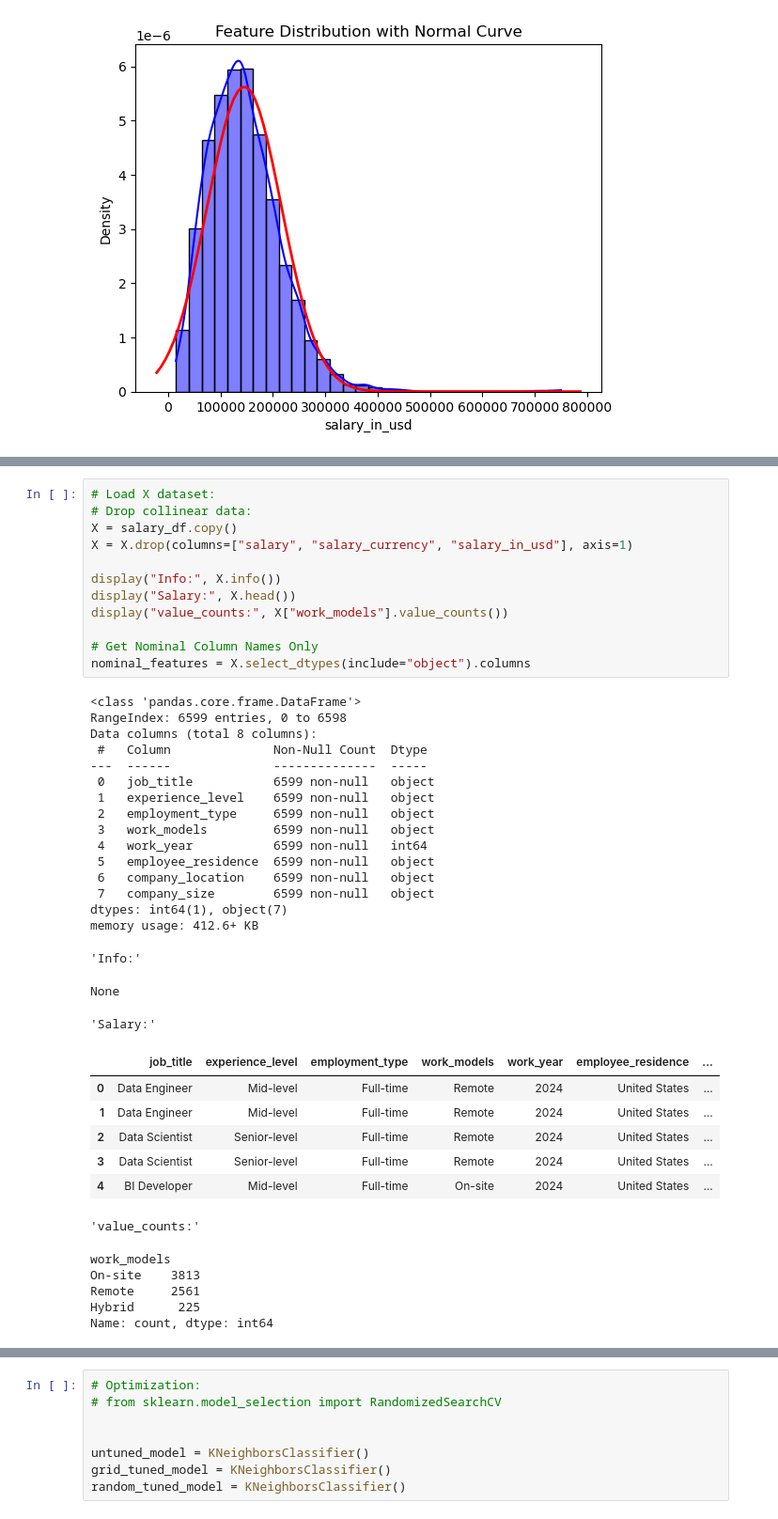
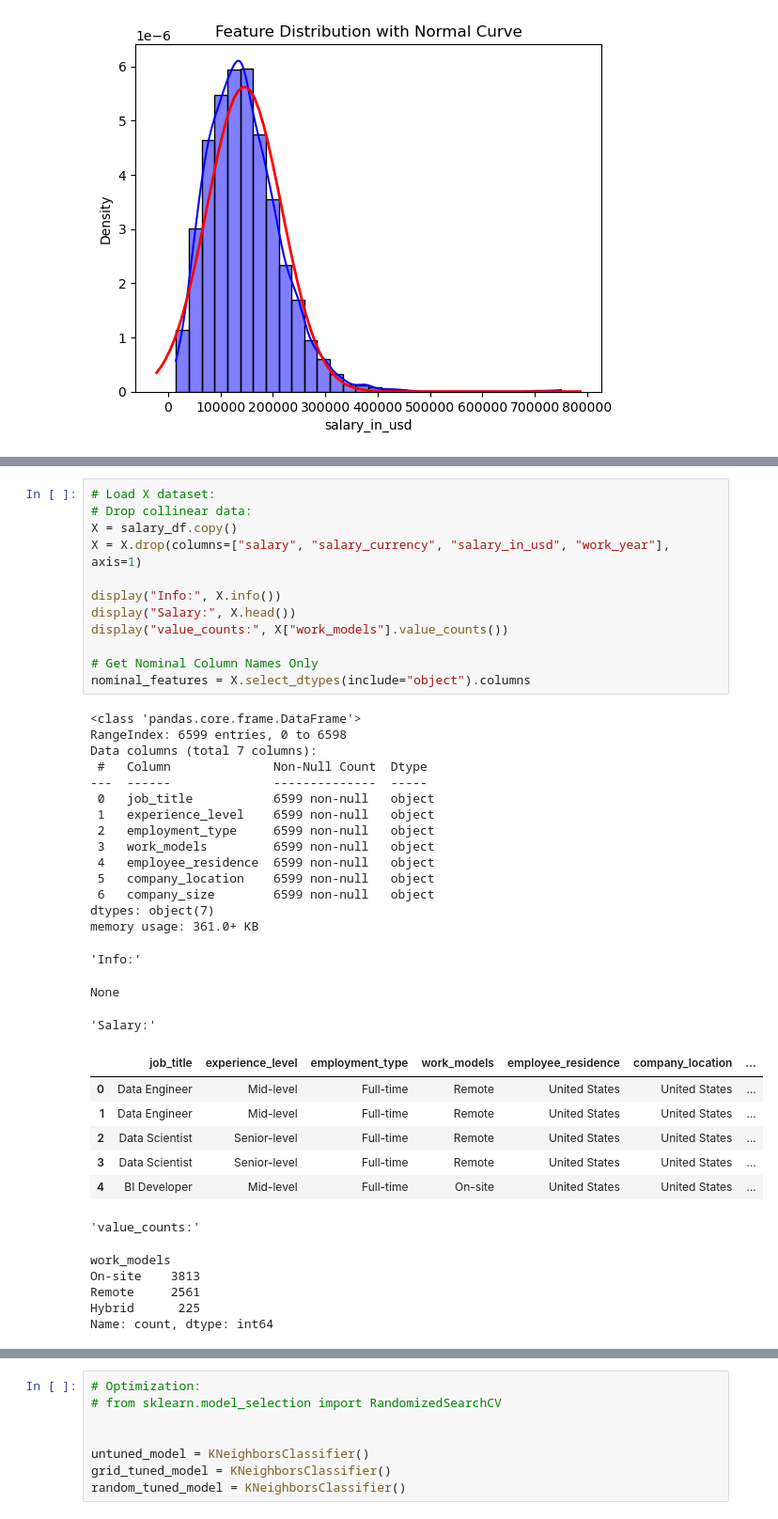
Before and after one commit to tlockhart/project-2, a Jupyter notebook: preliminary_research/salary_data_classifier.ipynb, the cells around one changed output, grey strips where cells are left out. Shown at 94% size. Drawn from its saved outputs; the diff is of its cells as text.

```diff
--- a/preliminary_research/salary_data_classifier.ipynb
+++ b/preliminary_research/salary_data_classifier.ipynb
@@ -138,40 +183,39 @@ High                  1913   230741.914794
 # %%
 # Load X dataset:
 # Drop collinear data:
 X = salary_df.copy()
-X = X.drop(columns=["salary", "salary_currency", "salary_in_usd"], axis=1)
+X = X.drop(columns=["salary", "salary_currency", "salary_in_usd", "work_year"], axis=1)
 
 display("Info:", X.info())
 display("Salary:", X.head())
 display("value_counts:", X["work_models"].value_counts())
 
 # Get Nominal Column Names Only
 nominal_features = X.select_dtypes(include="object").columns
 # %% [output]
 <class 'pandas.core.frame.DataFrame'>
 RangeIndex: 6599 entries, 0 to 6598
-Data columns (total 8 columns):
+Data columns (total 7 columns):
  #   Column              Non-Null Count  Dtype
 ---  ------              --------------  -----
  0   job_title           6599 non-null   object
  1   experience_level    6599 non-null   object
  2   employment_type     6599 non-null   object
  3   work_models         6599 non-null   object
- 4   work_year           6599 non-null   int64
- 5   employee_residence  6599 non-null   object
- 6   company_location    6599 non-null   object
- 7   company_size        6599 non-null   object
-dtypes: int64(1), object(7)
-memory usage: 412.6+ KB
+ 4   employee_residence  6599 non-null   object
+ 5   company_location    6599 non-null   object
+ 6   company_size        6599 non-null   object
+dtypes: object(7)
+memory usage: 361.0+ KB
 'Info:'
 None
 'Salary:'
-|  | job_title | experience_level | employment_type | work_models | work_year | employee_residence | ... |
-| 0 | Data Engineer | Mid-level | Full-time | Remote | 2024 | United States | ... |
-| 1 | Data Engineer | Mid-level | Full-time | Remote | 2024 | United States | ... |
-| 2 | Data Scientist | Senior-level | Full-time | Remote | 2024 | United States | ... |
-| 3 | Data Scientist | Senior-level | Full-time | Remote | 2024 | United States | ... |
-| 4 | BI Developer | Mid-level | Full-time | On-site | 2024 | United States | ... |
+|  | job_title | experience_level | employment_type | work_models | employee_residence | company_location | ... |
+| 0 | Data Engineer | Mid-level | Full-time | Remote | United States | United States | ... |
+| 1 | Data Engineer | Mid-level | Full-time | Remote | United States | United States | ... |
+| 2 | Data Scientist | Senior-level | Full-time | Remote | United States | United States | ... |
+| 3 | Data Scientist | Senior-level | Full-time | Remote | United States | United States | ... |
+| 4 | BI Developer | Mid-level | Full-time | On-site | United States | United States | ... |
 'value_counts:'
 work_models
 On-site    3813
```
Also changed, not shown: parts of 22 cells of this notebook.
